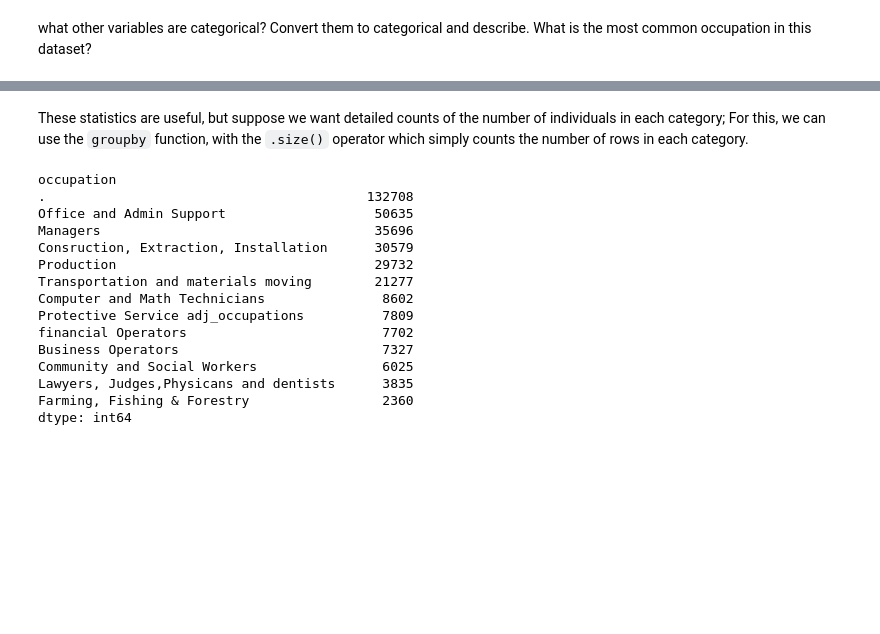
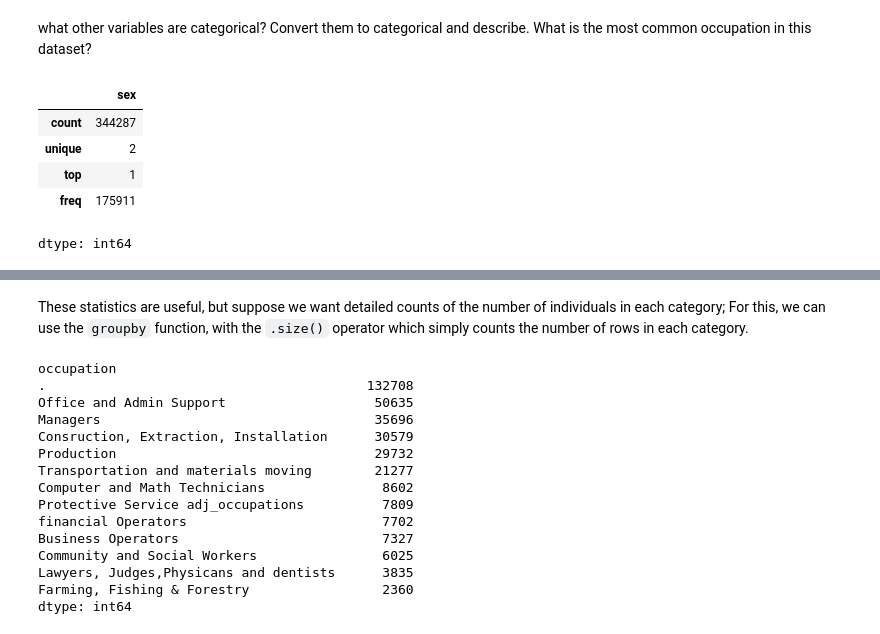
Before and after one commit to shiraparnes/QM2, a Jupyter notebook: notebooks_2025_option_2/W05. Distributions and Basic Statistics.ipynb, the cells around one changed output, grey strips where cells are left out. Saved outputs shown, nothing was run; the diff lists cells and outputs as text; code cells hidden in the pictures; blank space fills up the shorter version.

```diff
--- a/notebooks_2025_option_2/W05. Distributions and Basic Statistics.ipynb
+++ b/notebooks_2025_option_2/W05. Distributions and Basic Statistics.ipynb
@@ -170,3 +178,13 @@ Name: race, dtype: int64
 what other variables are categorical? Convert them to categorical and describe. What is the most common occupation in this dataset?
 # %%
 # convert the variables to categorical and describe
+
+df['sex']=df['sex'].astype('category')
+df['sex'].describe()
+# %% [output]
+|  | sex |
+| count | 344287 |
+| unique | 2 |
+| top | 1 |
+| freq | 175911 |
+dtype: int64
```
Also changed, not shown: parts of 15 cells of this notebook.
